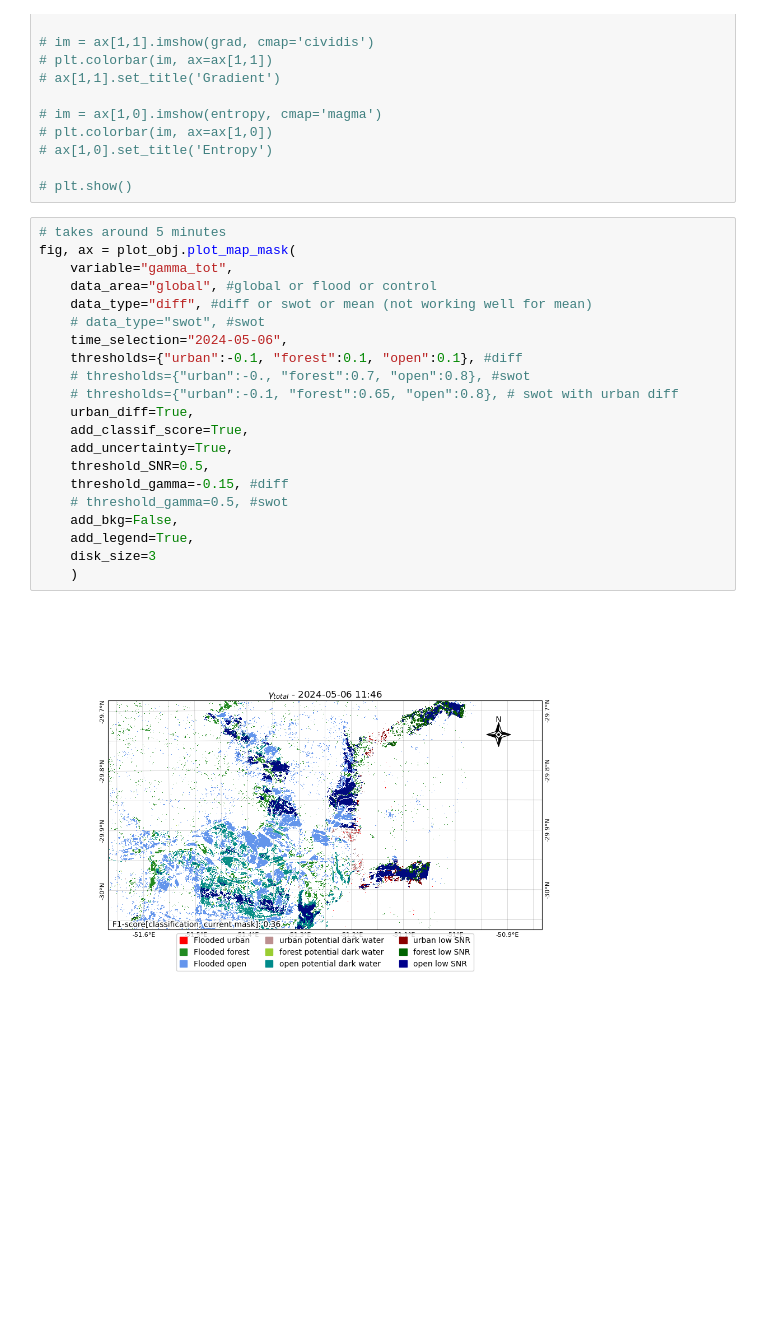
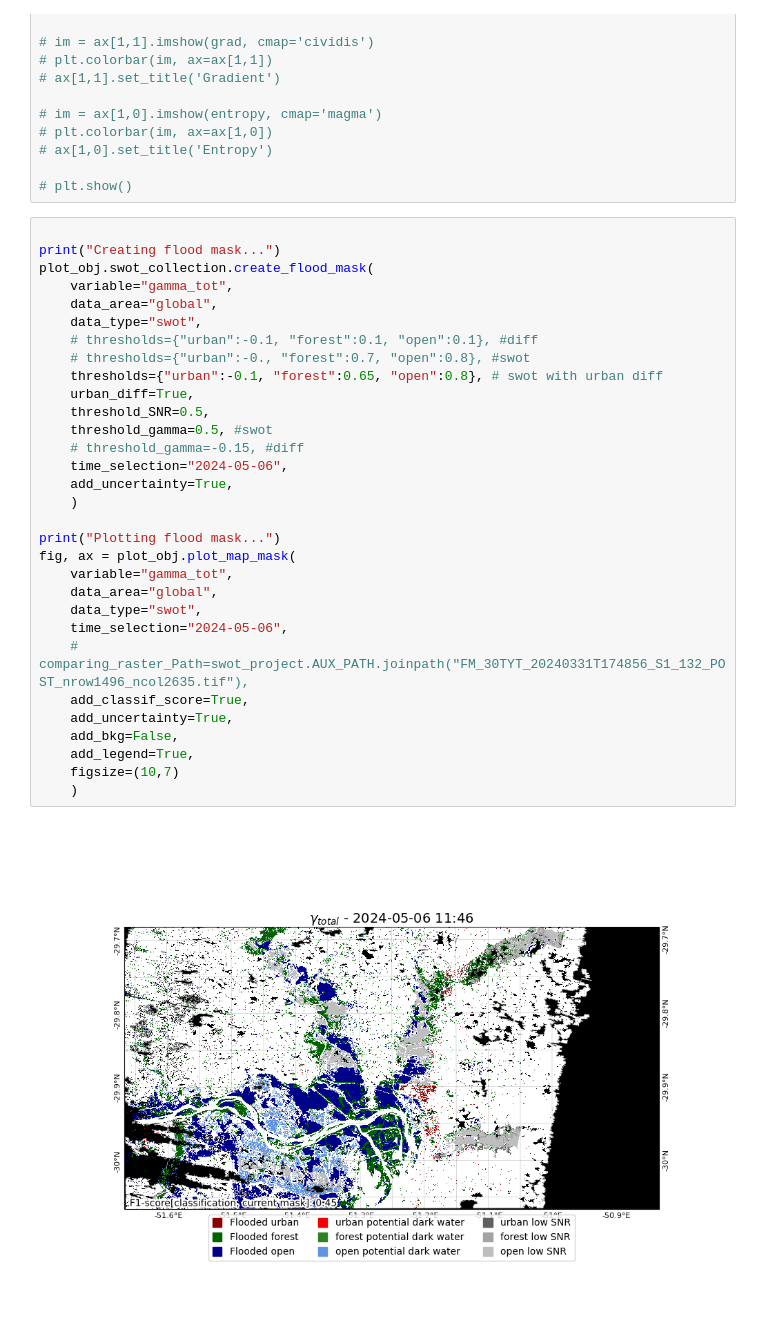
Before and after one commit to quentinbns/swot_for_flood, a Jupyter notebook: examples/PortoAlegre/PortoAlegre_plotting.ipynb, the cells around one changed output. Saved outputs shown, nothing was run; the diff lists cells and outputs as text; blank space fills up the shorter version.

Commit message:
[debug] general debug and image generation for new version

```diff
--- a/examples/PortoAlegre/PortoAlegre_plotting.ipynb
+++ b/examples/PortoAlegre/PortoAlegre_plotting.ipynb
@@ -212,25 +218,35 @@ fig, ax = plot_obj.plot_map_with_histogram(
 
 # plt.show()
 # %%
-# takes around 5 minutes
+
+print("Creating flood mask...")
+plot_obj.swot_collection.create_flood_mask(
+    variable="gamma_tot",
+    data_area="global",
+    data_type="swot",
+    # thresholds={"urban":-0.1, "forest":0.1, "open":0.1}, #diff
+    # thresholds={"urban":-0., "forest":0.7, "open":0.8}, #swot
+    thresholds={"urban":-0.1, "forest":0.65, "open":0.8}, # swot with urban diff
+    urban_diff=True,
+    threshold_SNR=0.5,
+    threshold_gamma=0.5, #swot
+    # threshold_gamma=-0.15, #diff
+    time_selection="2024-05-06",
+    add_uncertainty=True,
+    )
+
+print("Plotting flood mask...")
 fig, ax = plot_obj.plot_map_mask(
     variable="gamma_tot",
-    data_area="global", #global or flood or control
-    data_type="diff", #diff or swot or mean (not working well for mean)
-    # data_type="swot", #swot
+    data_area="global",
+    data_type="swot",
     time_selection="2024-05-06",
-    thresholds={"urban":-0.1, "forest":0.1, "open":0.1}, #diff
-    # thresholds={"urban":-0., "forest":0.7, "open":0.8}, #swot
-    # thresholds={"urban":-0.1, "forest":0.65, "open":0.8}, # swot with urban diff
-    urban_diff=True,
+    # comparing_raster_Path=swot_project.AUX_PATH.joinpath("FM_30TYT_20240331T174856_S1_132_POST_nrow1496_ncol2635.tif"),
     add_classif_score=True,
     add_uncertainty=True,
-    threshold_SNR=0.5,
-    threshold_gamma=-0.15, #diff
-    # threshold_gamma=0.5, #swot
     add_bkg=False,
     add_legend=True,
-    disk_size=3
+    figsize=(10,7)
     )
 # %% [output]
-[figure, old version]
+[figure, new version]
```
Also changed, not shown: parts of 17 cells of this notebook, 57 other files.
